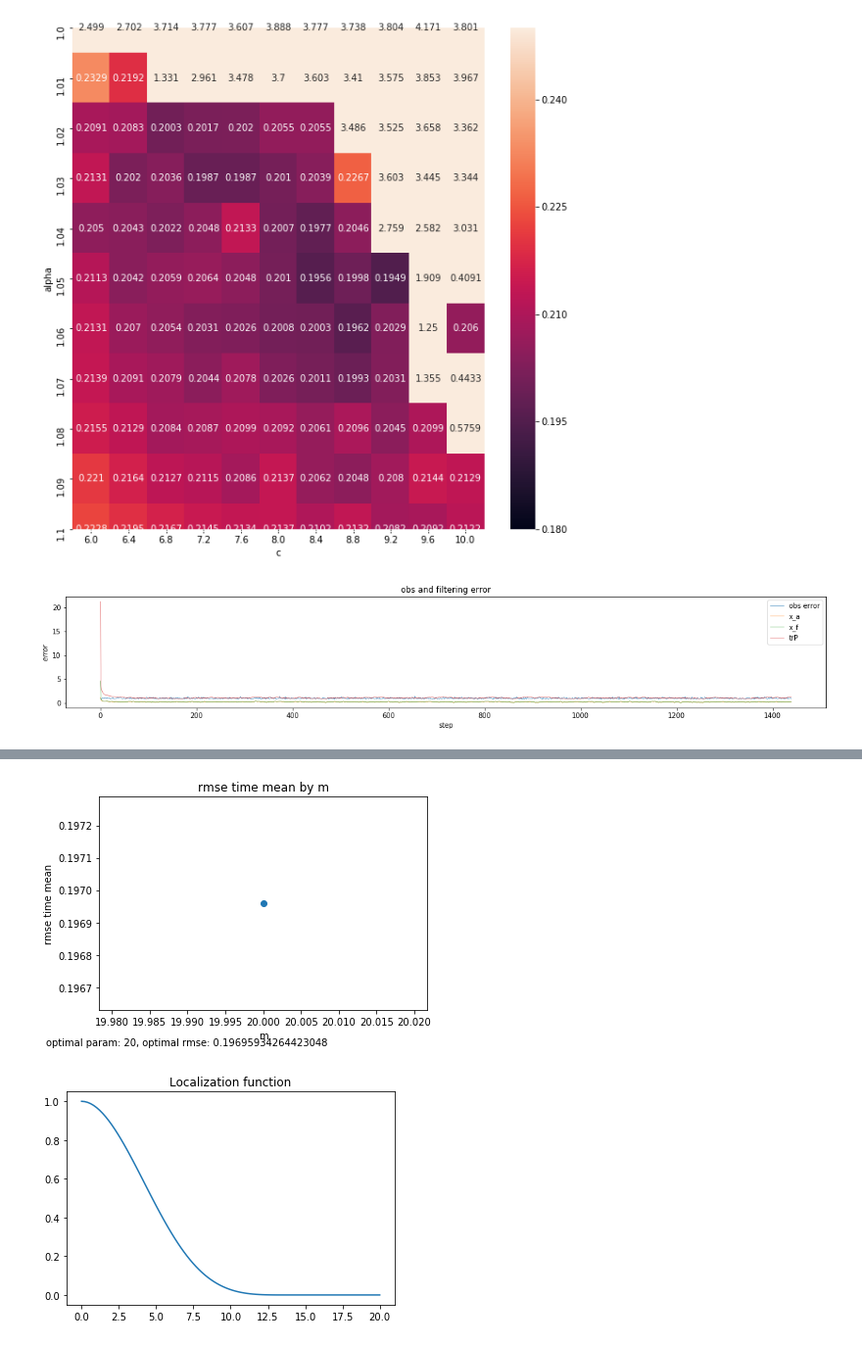
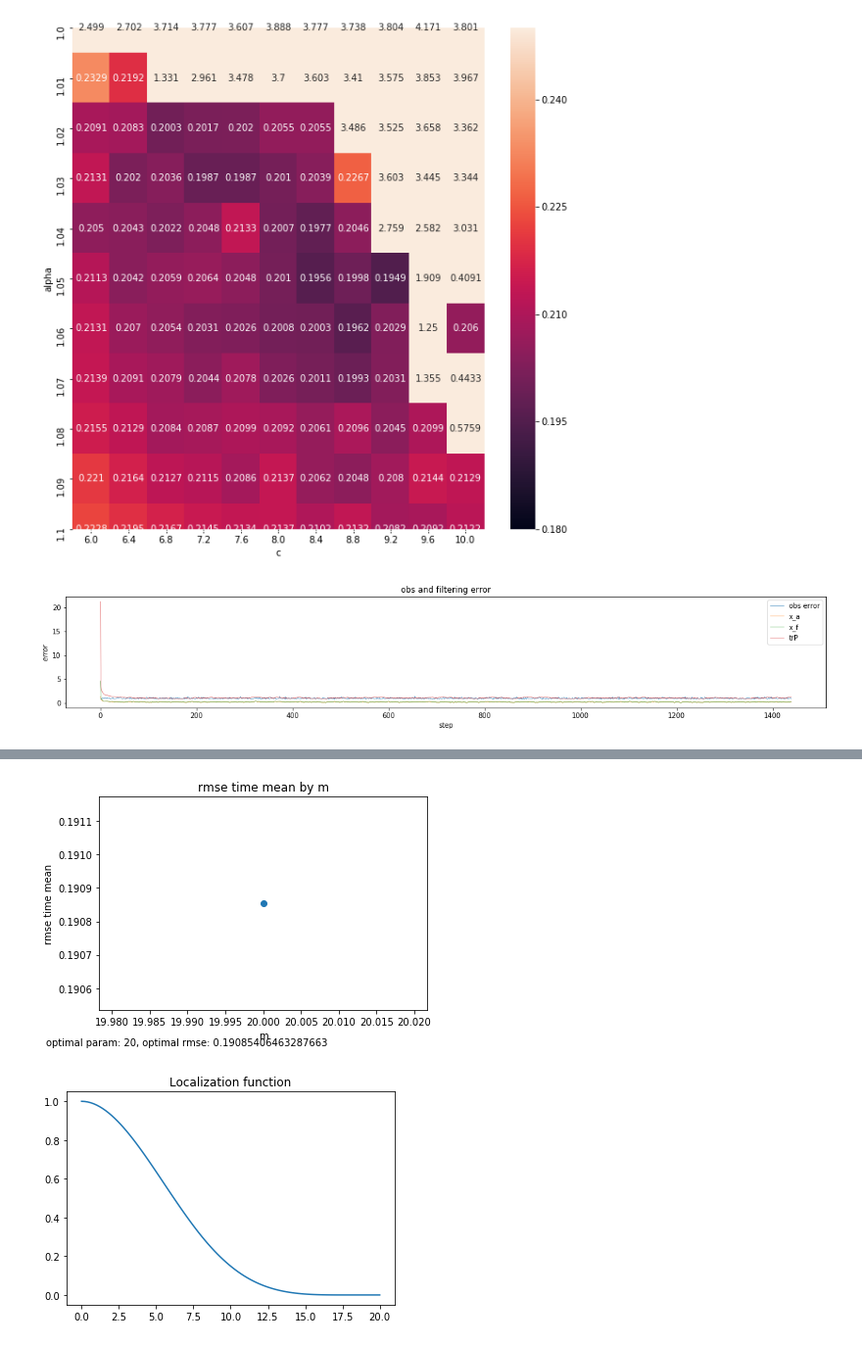
Before and after one commit to KotaTakeda/rccs_online_school, a Jupyter notebook: work_letkf.ipynb, the cells around one changed output, grey strips where cells are left out. Shown: that part at 98% size. Drawn from its saved outputs; the diff is of its cells as text; code cells hidden in the pictures.

Commit message:
LETKF記録更新

```diff
--- a/work_letkf.ipynb
+++ b/work_letkf.ipynb
@@ -197,15 +181,23 @@ Text(69.0, 0.5, 'alpha')
 # %%
 %%time
 m = 20
-alpha = 1.04
+alpha = 1.05
 # sigma = 4.5
 # c = sigma*(0.3**(-1/2))
-c = 7
+c = 9.15
 letkf = LETKF(M, H, Q, R, y[:], x_0, P_0, m=m, alpha=alpha, c=c, localization='', addaptive=False)
 letkf.forward_estimation()
 plot_error_KF(true, y, [letkf.x, letkf.x_f], trPs=[letkf.trP], legends=['x_a', 'x_f'])
-estimate_error_with_params(true, [letkf.x], [m], 'm')
+_, _, rmse = estimate_error_with_params(true, [letkf.x], [m], 'm')
+df = pd.read_csv('data/kf_time_rmse_comparision.csv', index_col=0, header=0)
 plot_gaspari_cohn(c)
 print(c)
+
+# 記録更新
+df = pd.read_csv('data/kf_time_rmse_comparision.csv', index_col=0, header=0)
+if df['LETKF8']['rmse'] > rmse:
+    df['LETKF8']['rmse'] = rmse
+    print('updated!')
+    df.to_csv('data/kf_time_rmse_comparision.csv')
 # %% [output]
 [figure]
@@ -215,2 +207,2 @@ Wall time: 1min 28s
-[figure, old version]
+[figure, new version]
-[figure, old version]
+[figure, new version]
```
Also changed, not shown: parts of 5 cells of this notebook, 1 other file.
